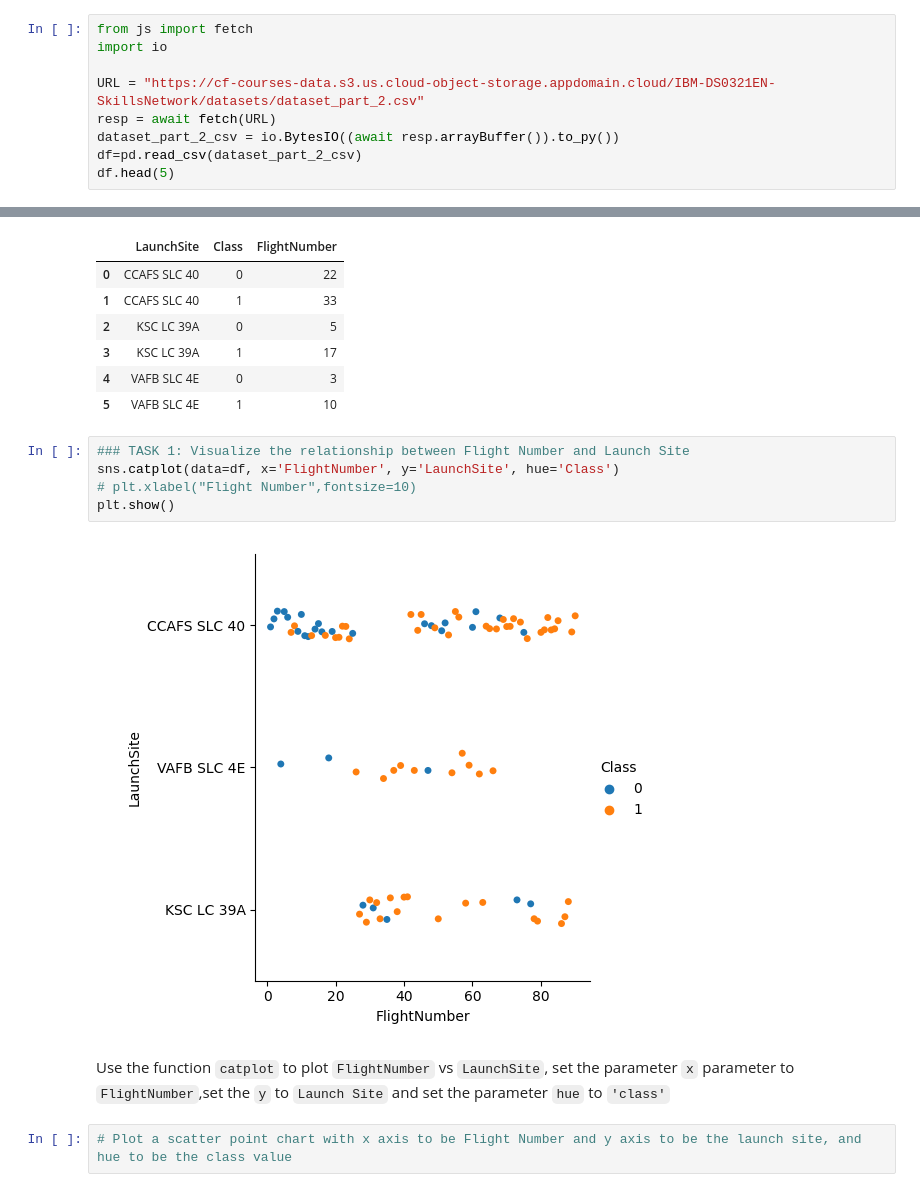
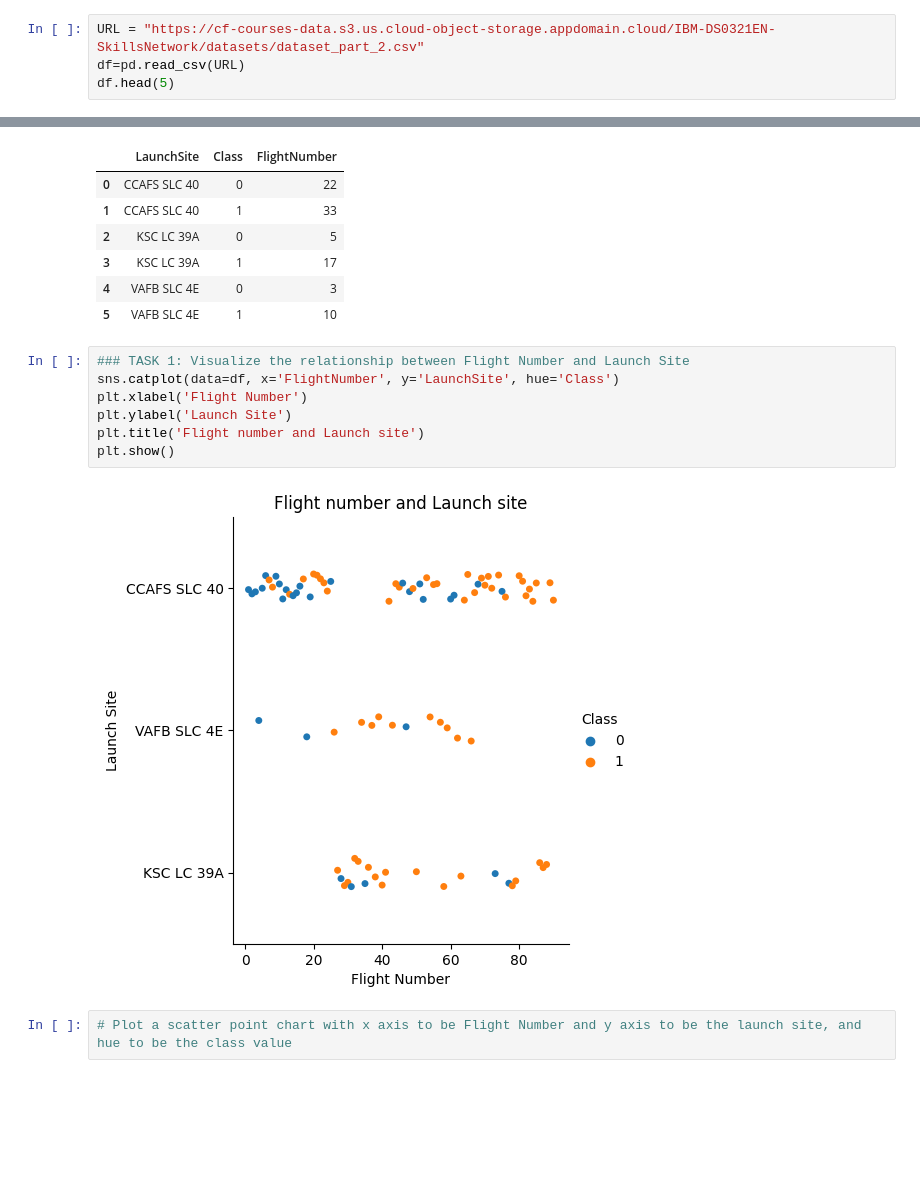
Before and after one commit to mrpintime/Falcon9_Landing, a Jupyter notebook: Exploratory_DataAnalysis(EDA)/Visualize with Matplotlib_seaborn/EDA-data_ Visualization.ipynb, the cells around one changed output, grey strips where cells are left out. Drawn from its saved outputs; the diff is of its cells as text; blank space fills up the shorter version.

```diff
--- a/Exploratory_DataAnalysis(EDA)/Visualize with Matplotlib_seaborn/EDA-data_ Visualization.ipynb
+++ b/Exploratory_DataAnalysis(EDA)/Visualize with Matplotlib_seaborn/EDA-data_ Visualization.ipynb
@@ -56,13 +42,8 @@ import seaborn as sns
 # %% [markdown]
 First, let's read the SpaceX dataset into a Pandas dataframe and print its summary
 # %%
-from js import fetch
-import io
-
 URL = "https://cf-courses-data.s3.us.cloud-object-storage.appdomain.cloud/IBM-DS0321EN-SkillsNetwork/datasets/dataset_part_2.csv"
-resp = await fetch(URL)
-dataset_part_2_csv = io.BytesIO((await resp.arrayBuffer()).to_py())
-df=pd.read_csv(dataset_part_2_csv)
+df=pd.read_csv(URL)
 df.head(5)
 # %% [output]
 |  | FlightNumber | Date | BoosterVersion | PayloadMass | Orbit | LaunchSite | Outcome | Flights | GridFins | ... |
@@ -106,12 +91,12 @@ df[['LaunchSite', 'FlightNumber', 'Class']].groupby(['LaunchSite', 'Class'], as_
 # %%
 ### TASK 1: Visualize the relationship between Flight Number and Launch Site
 sns.catplot(data=df, x='FlightNumber', y='LaunchSite', hue='Class')
-# plt.xlabel("Flight Number",fontsize=10)
+plt.xlabel('Flight Number')
+plt.ylabel('Launch Site')
+plt.title('Flight number and Launch site')
 plt.show()
 # %% [output]
-[figure, old version]
+[figure, new version]
-# %% [markdown]
-Use the function <code>catplot</code> to plot <code>FlightNumber</code> vs <code>LaunchSite</code>, set the  parameter <code>x</code>  parameter to <code>FlightNumber</code>,set the  <code>y</code> to <code>Launch Site</code> and set the parameter <code>hue</code> to <code>'class'</code>
 # %%
 # Plot a scatter point chart with x axis to be Flight Number and y axis to be the launch site, and hue to be the class value
 # %%
```
Also changed, not shown: parts of 41 cells of this notebook, 1 other file.
